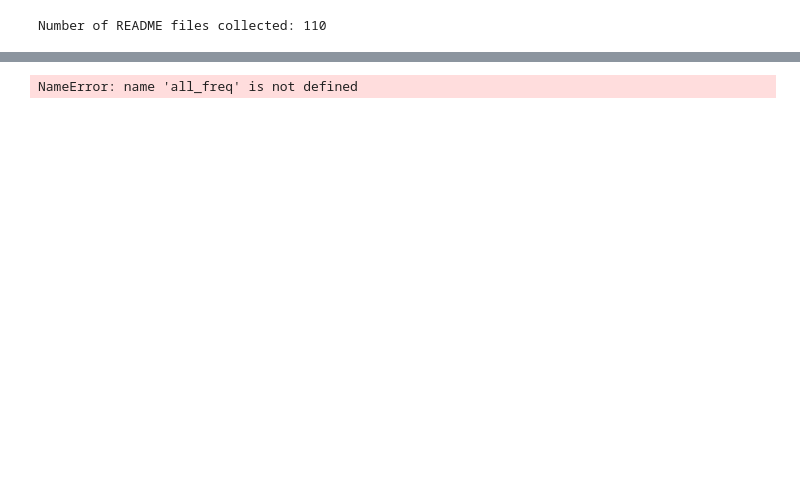
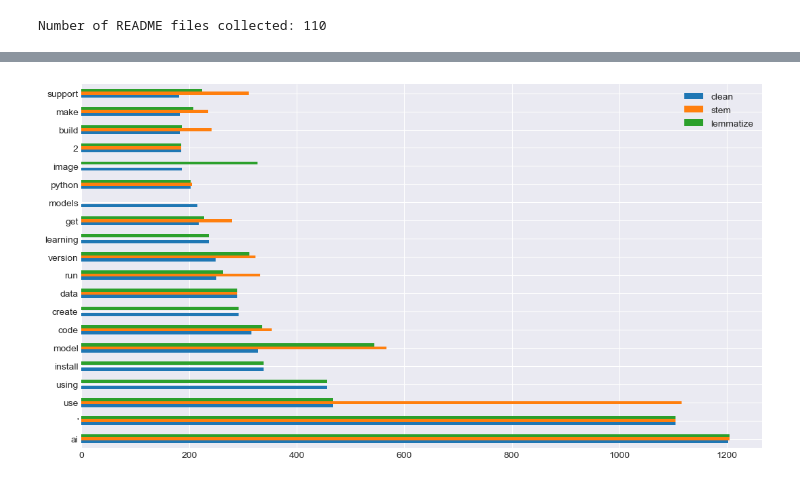
Before and after one commit to Keila-Camarillo/nlp_most_starred_repos, a Jupyter notebook: final_notebook.ipynb, the cells around one changed output, grey strips where cells are left out. Saved outputs shown, nothing was run; the diff lists cells and outputs as text; code cells hidden in the pictures; blank space fills up the shorter version.

```diff
--- a/final_notebook.ipynb
+++ b/final_notebook.ipynb
@@ -44,6 +51,9 @@ df.head()
 # %%
 # save df to csv
 df.to_csv("top_100.csv")
+# %%
+# get df
+df = pd.read_csv("top_100.csv", index_col=0)
 # %%
 # rename columns
 df = df.rename(columns={"Repository": "repo", "Readme": "original"})
@@ -66,0 +72,23 @@ df = w.clean_df(df)
+# %%
+# split the words individually up and
+git_words =" ".join(df.clean).split(" ")
+
+words_freq = pd.Series(git_words).value_counts()
+
+# split the words individually up and
+git_stem_words =" ".join(df.stemmed).split(" ")
+
+stem_freq = pd.Series(git_stem_words).value_counts()
+
+# split the words individually up and
+git_lem_words =" ".join(df.lemmatized).split(" ")
+
+lem_freq = pd.Series(git_lem_words).value_counts()
+# %%
+# create df of freq words
+word_counts = pd.concat([words_freq, stem_freq, lem_freq], axis=1).fillna(0).astype(int)
+
+# rename the col names
+word_counts.columns = ["clean", "stem", "lemmatize"]
+
+word_counts.head()
@@ -67,9 +102,6 @@ df = w.clean_df(df)
 # %%
-word_counts = (pd.concat([all_freq, ham_freq, spam_freq], axis=1, sort=True)
-                .set_axis(['all', 'ham', 'spam'], axis=1)
-                .fillna(0)
-                .apply(lambda s: s.astype(int)))
-
-word_counts.head()
+plt.rc('figure', figsize=(13, 7))
+plt.style.use('seaborn-darkgrid')
+word_counts.sort_values(["clean", "stem", "lemmatize"], ascending=False).head(20).plot.barh();
 # %% [output]
-NameError: name 'all_freq' is not defined
+[figure, added]
```
Also changed, not shown: parts of 10 cells of this notebook, 1 other file.
